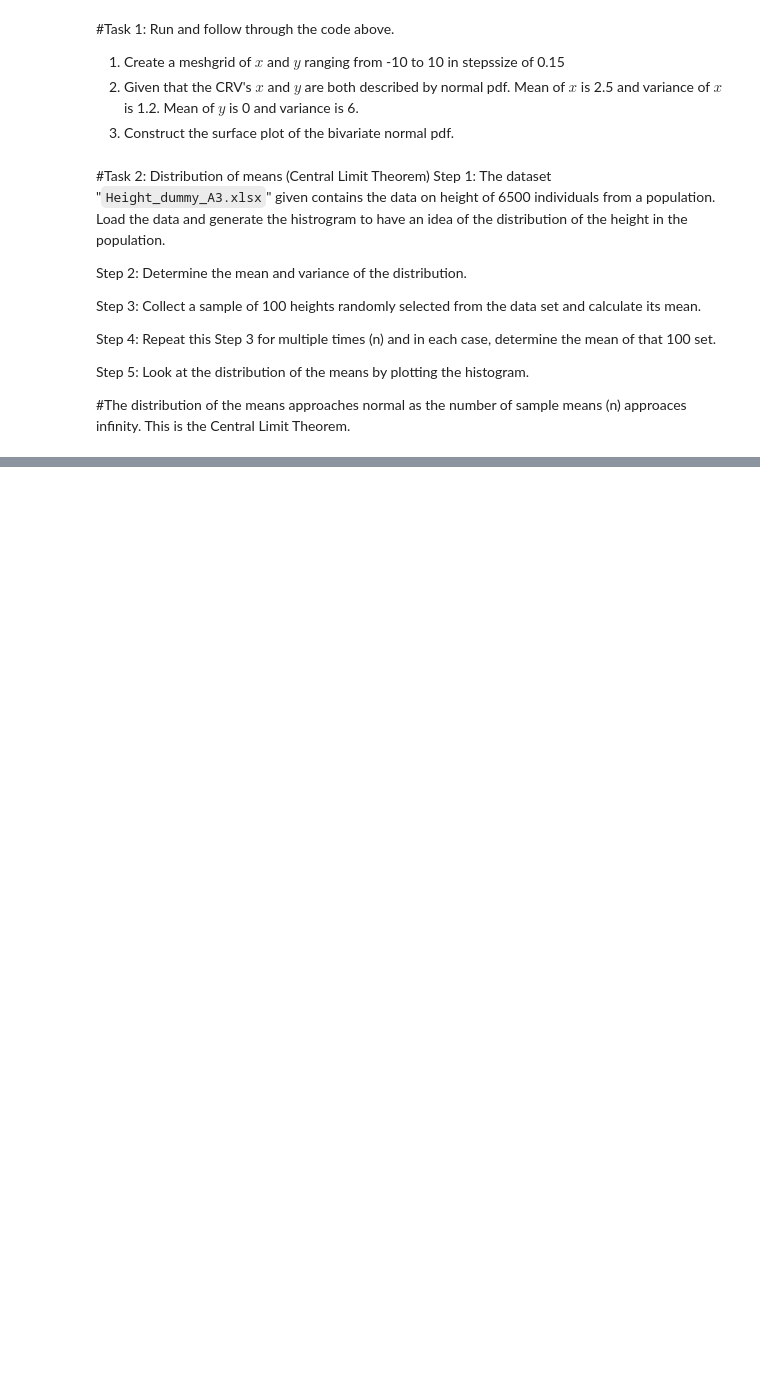
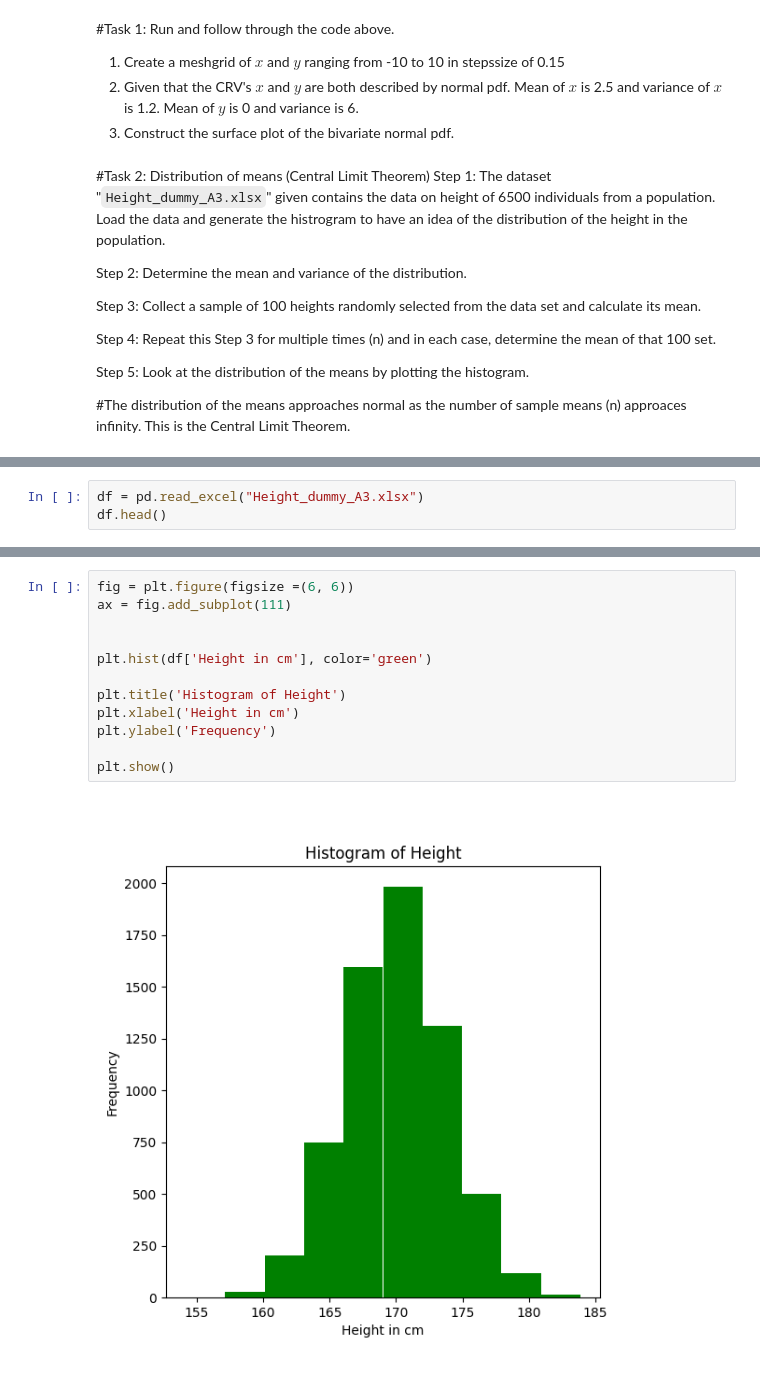
Before and after one commit to HiddenMachine3/P-S, a Jupyter notebook: Activity_3.ipynb, the cells around one changed output, grey strips where cells are left out. Drawn from its saved outputs; the diff is of its cells as text; blank space fills up the shorter version.

```diff
--- a/Activity_3.ipynb
+++ b/Activity_3.ipynb
@@ -49,0 +77,3 @@ Step 5: Look at the distribution of the means by plotting the histogram.
+# %%
+df = pd.read_excel("Height_dummy_A3.xlsx")
+df.head()
@@ -49,0 +98,14 @@ Step 5: Look at the distribution of the means by plotting the histogram.
+# %%
+fig = plt.figure(figsize =(6, 6))
+ax = fig.add_subplot(111)
+
+
+plt.hist(df['Height in cm'], color='green')
+
+plt.title('Histogram of Height')
+plt.xlabel('Height in cm')
+plt.ylabel('Frequency')
+
+plt.show()
+# %% [output]
+[figure, added]
```
Also changed, not shown: parts of 12 cells of this notebook.
